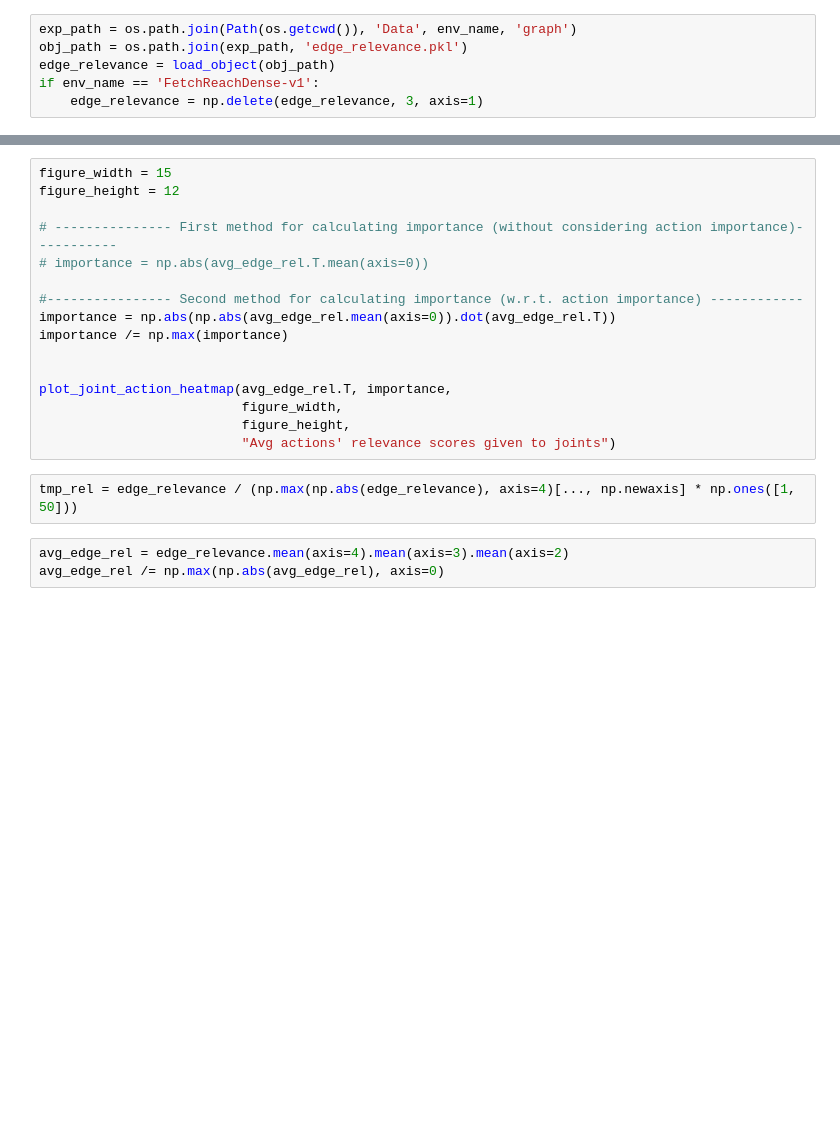
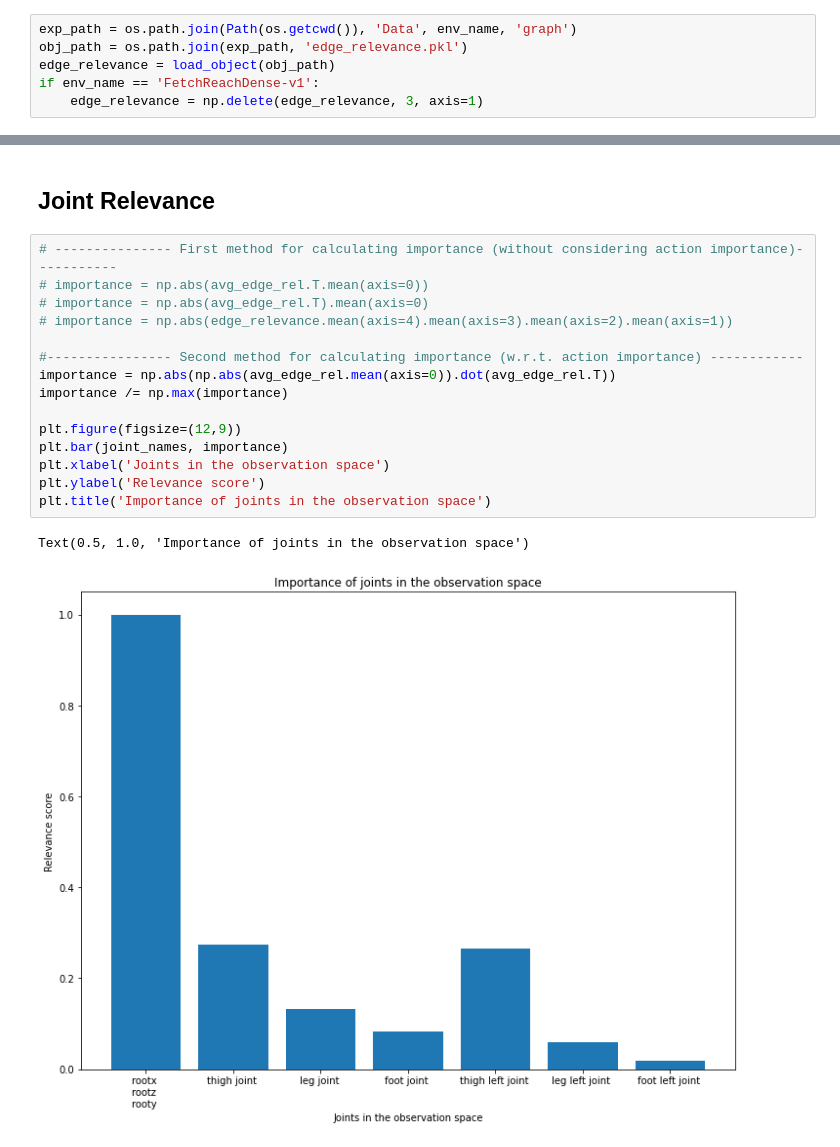
Before and after one commit to MehranTaghian/SAC_GCN, a Jupyter notebook: evaulate.ipynb, the cells around one changed output, grey strips where cells are left out. Drawn from its saved outputs; the diff is of its cells as text; blank space fills up the shorter version.

```diff
--- a/evaulate.ipynb
+++ b/evaulate.ipynb
@@ -87,21 +113,20 @@ avg_edge_rel /= np.max(np.abs(avg_edge_rel), axis=0)
+# %% [markdown]
+## Joint Relevance
 # %%
-figure_width = 15
-figure_height = 12
-
 # --------------- First method for calculating importance (without considering action importance)-----------
 # importance = np.abs(avg_edge_rel.T.mean(axis=0))
+# importance = np.abs(avg_edge_rel.T).mean(axis=0)
+# importance = np.abs(edge_relevance.mean(axis=4).mean(axis=3).mean(axis=2).mean(axis=1))
 
 #---------------- Second method for calculating importance (w.r.t. action importance) ------------
 importance = np.abs(np.abs(avg_edge_rel.mean(axis=0)).dot(avg_edge_rel.T))
 importance /= np.max(importance)
 
-
-plot_joint_action_heatmap(avg_edge_rel.T, importance,
-                          figure_width,
-                          figure_height,
-                          "Avg actions' relevance scores given to joints")
+plt.figure(figsize=(12,9))
+plt.bar(joint_names, importance)
+plt.xlabel('Joints in the observation space')
+plt.ylabel('Relevance score')
+plt.title('Importance of joints in the observation space')
+# %% [output]
+Text(0.5, 1.0, 'Importance of joints in the observation space')
+[figure, added]
-# %%
-tmp_rel = edge_relevance / (np.max(np.abs(edge_relevance), axis=4)[..., np.newaxis] * np.ones([1, 50]))
-# %%
-avg_edge_rel = edge_relevance.mean(axis=4).mean(axis=3).mean(axis=2)
-avg_edge_rel /= np.max(np.abs(avg_edge_rel), axis=0)
```
Also changed, not shown: parts of 9 cells of this notebook, 39 other files.
